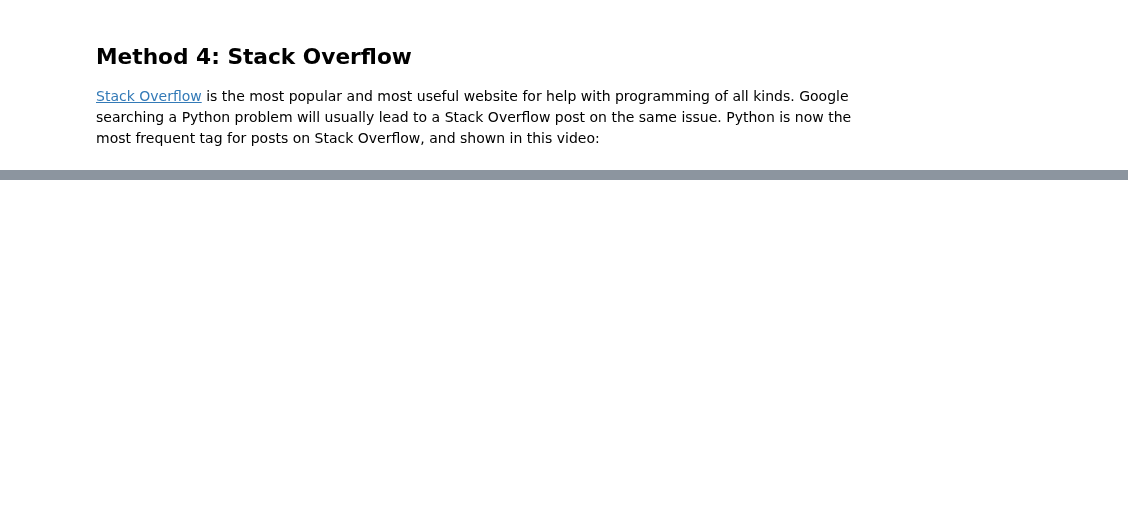
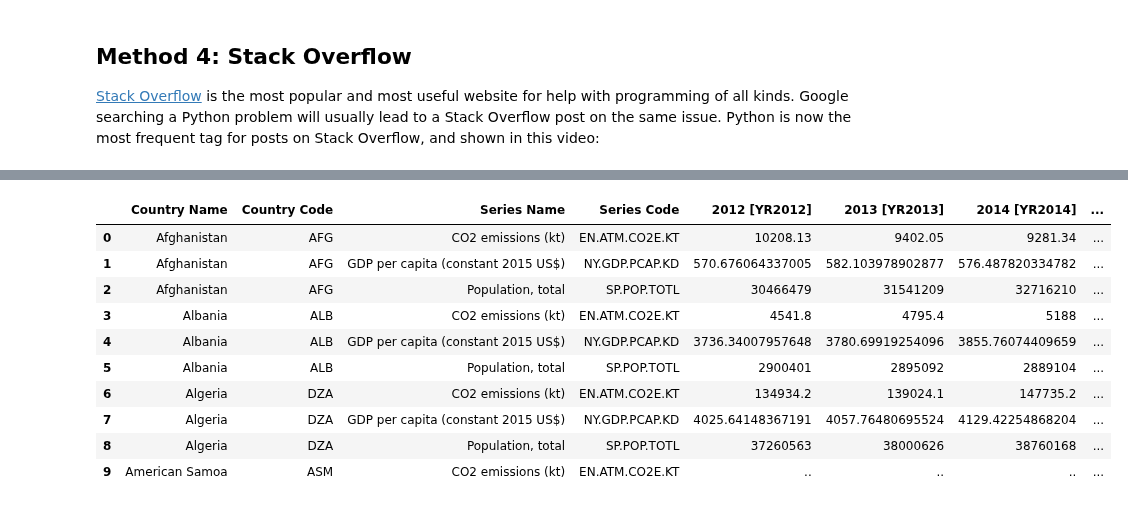
Before and after one commit to jkropko/surfing-the-data-pipeline, a Jupyter notebook: _build/html/_sources/ch1.ipynb, the cells around one changed output, grey strips where cells are left out. Cells and saved outputs as stored; diff of their text form; code cells hidden in the pictures; blank space fills up the shorter version.

```diff
--- a/_build/html/_sources/ch1.ipynb
+++ b/_build/html/_sources/ch1.ipynb
@@ -379,0 +419,16 @@ A few additional things to keep in mind:
+# %%
+import pandas as pd
+worldbank = pd.read_csv('worldbank_data.csv')
+worldbank.head(10)
+# %% [output]
+|  | Country Name | Country Code | Series Name | Series Code | 2012 [YR2012] | 2013 [YR2013] | 2014 [YR2014] | ... |
+| 0 | Afghanistan | AFG | CO2 emissions (kt) | EN.ATM.CO2E.KT | 10208.13 | 9402.05 | 9281.34 | ... |
+| 1 | Afghanistan | AFG | GDP per capita (constant 2015 US$) | NY.GDP.PCAP.KD | 570.676064337005 | 582.103978902877 | 576.487820334782 | ... |
+| 2 | Afghanistan | AFG | Population, total | SP.POP.TOTL | 30466479 | 31541209 | 32716210 | ... |
+| 3 | Albania | ALB | CO2 emissions (kt) | EN.ATM.CO2E.KT | 4541.8 | 4795.4 | 5188 | ... |
+| 4 | Albania | ALB | GDP per capita (constant 2015 US$) | NY.GDP.PCAP.KD | 3736.34007957648 | 3780.69919254096 | 3855.76074409659 | ... |
+| 5 | Albania | ALB | Population, total | SP.POP.TOTL | 2900401 | 2895092 | 2889104 | ... |
+| 6 | Algeria | DZA | CO2 emissions (kt) | EN.ATM.CO2E.KT | 134934.2 | 139024.1 | 147735.2 | ... |
+| 7 | Algeria | DZA | GDP per capita (constant 2015 US$) | NY.GDP.PCAP.KD | 4025.64148367191 | 4057.76480695524 | 4129.42254868204 | ... |
+| 8 | Algeria | DZA | Population, total | SP.POP.TOTL | 37260563 | 38000626 | 38760168 | ... |
+| 9 | American Samoa | ASM | CO2 emissions (kt) | EN.ATM.CO2E.KT | .. | .. | .. | ... |
```
Also changed, not shown: parts of 49 cells of this notebook, 43 other files.
